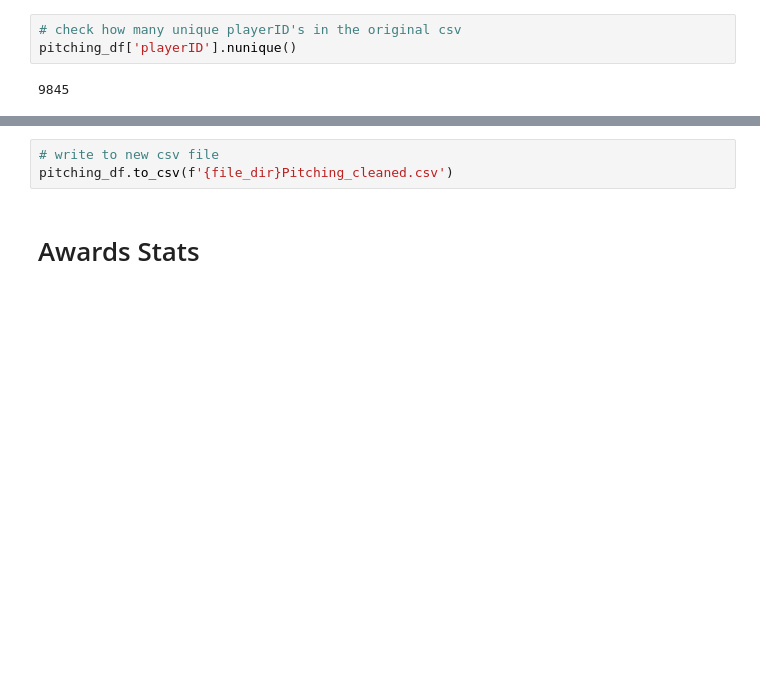
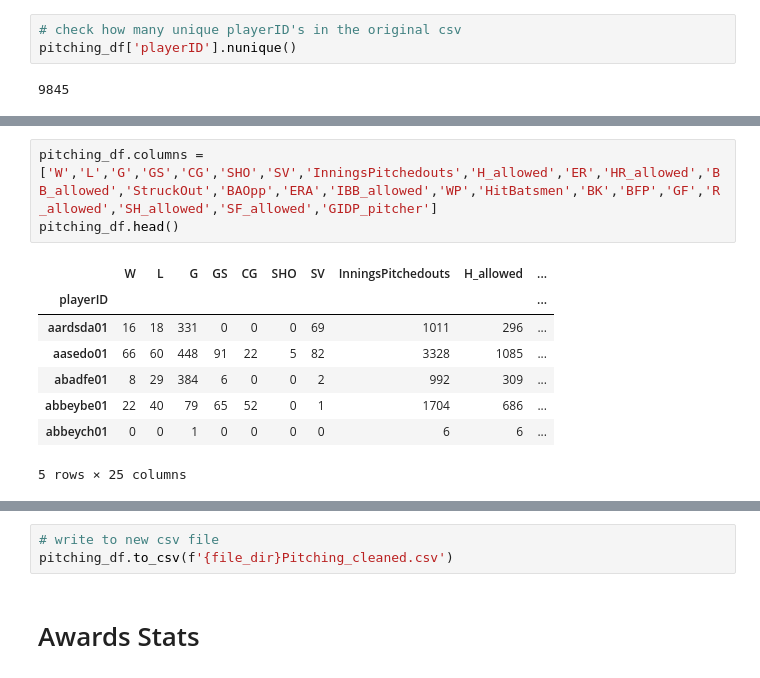
Before and after one commit to arivers444/Project_Finale, a Jupyter notebook: preprocessing_data.ipynb, the cells around one changed output, grey strips where cells are left out. Drawn from its saved outputs; the diff is of its cells as text; blank space fills up the shorter version.

```diff
--- a/preprocessing_data.ipynb
+++ b/preprocessing_data.ipynb
@@ -159,3 +208,15 @@ pitching_df.tail()
+# %%
+pitching_df.columns = ['W','L','G','GS','CG','SHO','SV','InningsPitchedouts','H_allowed','ER','HR_allowed','BB_allowed','StruckOut','BAOpp','ERA','IBB_allowed','WP','HitBatsmen','BK','BFP','GF','R_allowed','SH_allowed','SF_allowed','GIDP_pitcher']
+pitching_df.head()
+# %% [output]
+|  | W | L | G | GS | CG | SHO | SV | InningsPitchedouts | H_allowed | ... |
+| playerID |  |  |  |  |  |  |  |  |  | ... |
+| aardsda01 | 16 | 18 | 331 | 0 | 0 | 0 | 69 | 1011 | 296 | ... |
+| aasedo01 | 66 | 60 | 448 | 91 | 22 | 5 | 82 | 3328 | 1085 | ... |
+| abadfe01 | 8 | 29 | 384 | 6 | 0 | 0 | 2 | 992 | 309 | ... |
+| abbeybe01 | 22 | 40 | 79 | 65 | 52 | 0 | 1 | 1704 | 686 | ... |
+| abbeych01 | 0 | 0 | 1 | 0 | 0 | 0 | 0 | 6 | 6 | ... |
+5 rows × 25 columns
 # %%
 # double check count of unique playerID
 pitching_df.shape
```
Also changed, not shown: parts of 8 cells of this notebook, 11 other files.
